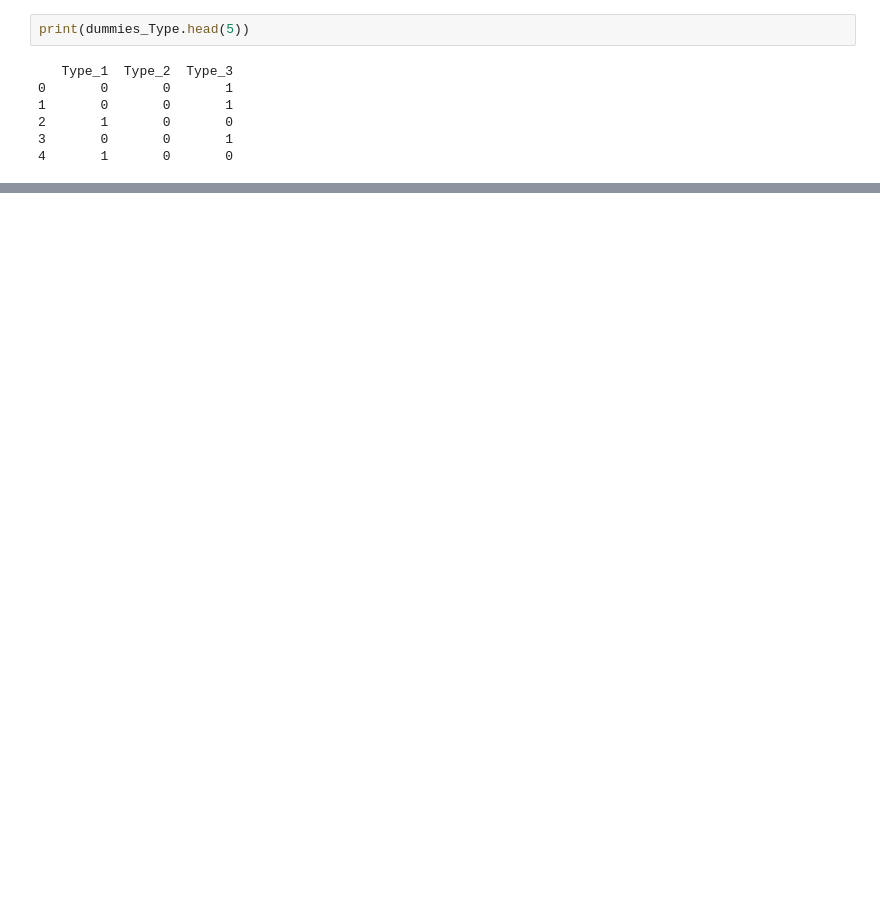
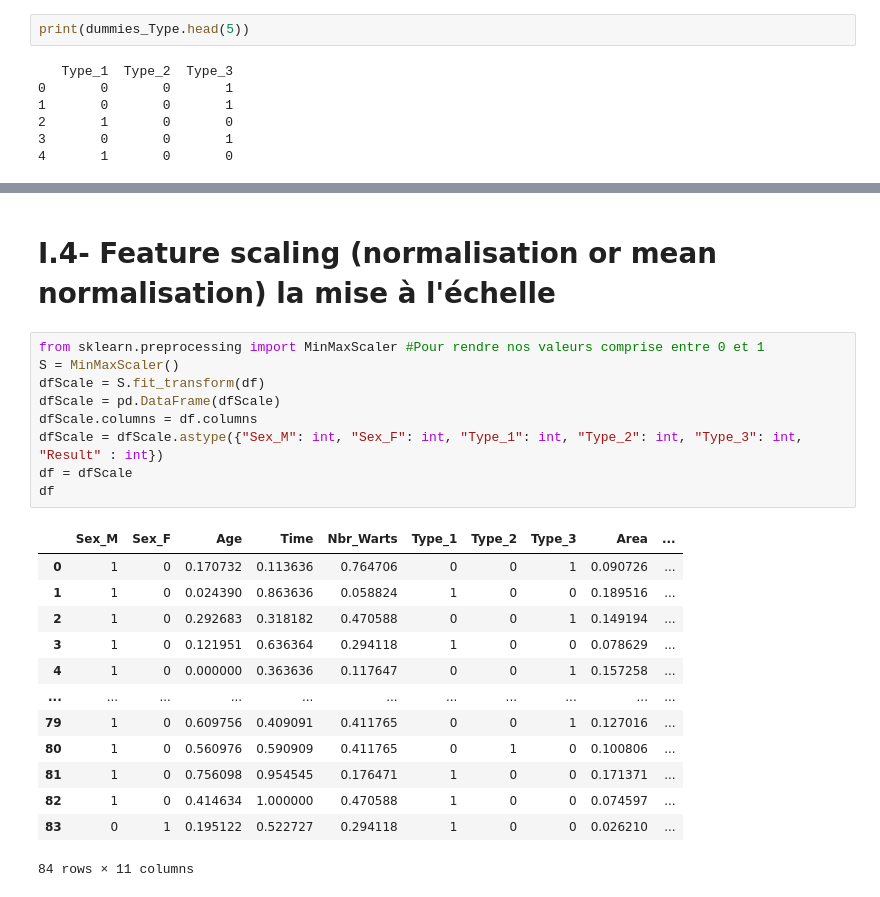
Before and after one commit to DunkMasterMehdi/Projet_ML, a Jupyter notebook: Classification/Classification.ipynb, the cells around one changed output, grey strips where cells are left out. Saved outputs shown, nothing was run; the diff lists cells and outputs as text; blank space fills up the shorter version.

```diff
--- a/Classification/Classification.ipynb
+++ b/Classification/Classification.ipynb
@@ -220,0 +223,25 @@ detect_outliers(df2['Area'])
+# %% [markdown]
+# I.4- Feature scaling (normalisation or mean normalisation) la mise à l'échelle
+# %%
+from sklearn.preprocessing import MinMaxScaler #Pour rendre nos valeurs comprise entre 0 et 1
+S = MinMaxScaler()
+dfScale = S.fit_transform(df)
+dfScale = pd.DataFrame(dfScale)
+dfScale.columns = df.columns
+dfScale = dfScale.astype({"Sex_M": int, "Sex_F": int, "Type_1": int, "Type_2": int, "Type_3": int, "Result" : int})
+df = dfScale
+df
+# %% [output]
+|  | Sex_M | Sex_F | Age | Time | Nbr_Warts | Type_1 | Type_2 | Type_3 | Area | ... |
+| 0 | 1 | 0 | 0.170732 | 0.113636 | 0.764706 | 0 | 0 | 1 | 0.090726 | ... |
+| 1 | 1 | 0 | 0.024390 | 0.863636 | 0.058824 | 1 | 0 | 0 | 0.189516 | ... |
+| 2 | 1 | 0 | 0.292683 | 0.318182 | 0.470588 | 0 | 0 | 1 | 0.149194 | ... |
+| 3 | 1 | 0 | 0.121951 | 0.636364 | 0.294118 | 1 | 0 | 0 | 0.078629 | ... |
+| 4 | 1 | 0 | 0.000000 | 0.363636 | 0.117647 | 0 | 0 | 1 | 0.157258 | ... |
+| ... | ... | ... | ... | ... | ... | ... | ... | ... | ... | ... |
+| 79 | 1 | 0 | 0.609756 | 0.409091 | 0.411765 | 0 | 0 | 1 | 0.127016 | ... |
+| 80 | 1 | 0 | 0.560976 | 0.590909 | 0.411765 | 0 | 1 | 0 | 0.100806 | ... |
+| 81 | 1 | 0 | 0.756098 | 0.954545 | 0.176471 | 1 | 0 | 0 | 0.171371 | ... |
+| 82 | 1 | 0 | 0.414634 | 1.000000 | 0.470588 | 1 | 0 | 0 | 0.074597 | ... |
+| 83 | 0 | 1 | 0.195122 | 0.522727 | 0.294118 | 1 | 0 | 0 | 0.026210 | ... |
+84 rows × 11 columns
```
Also changed, not shown: parts of 35 cells of this notebook.
